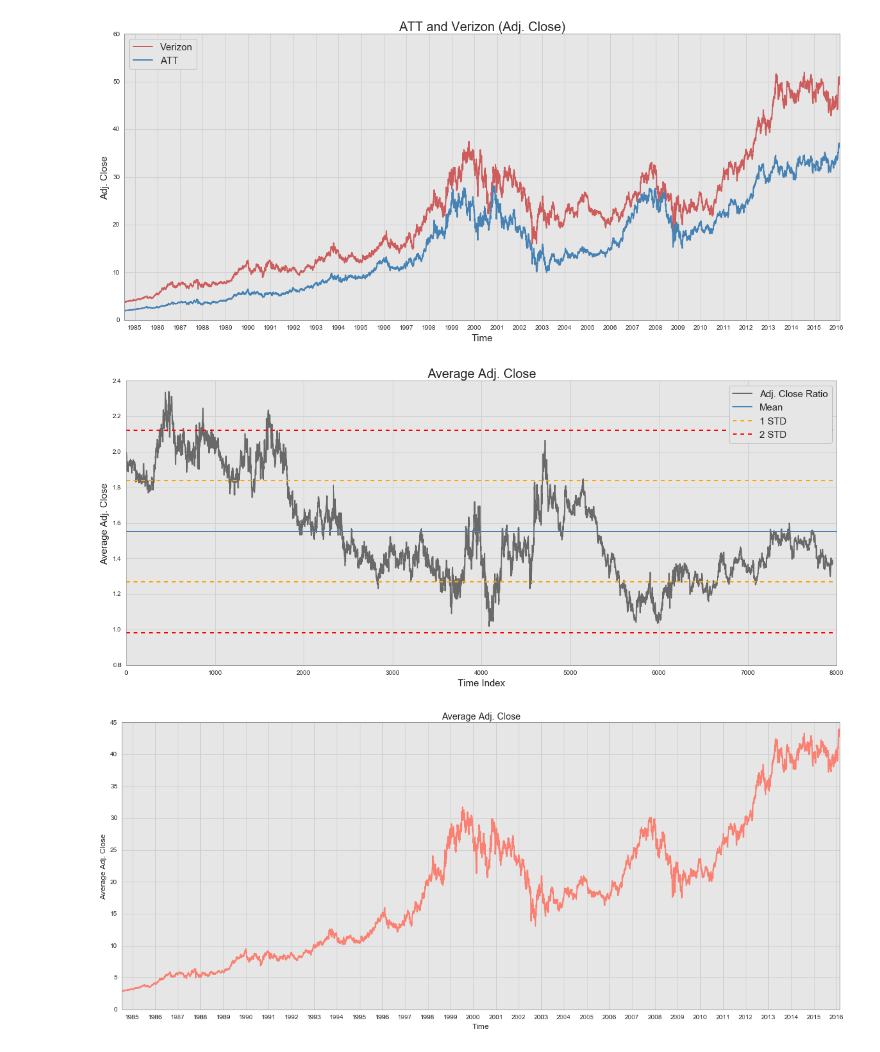
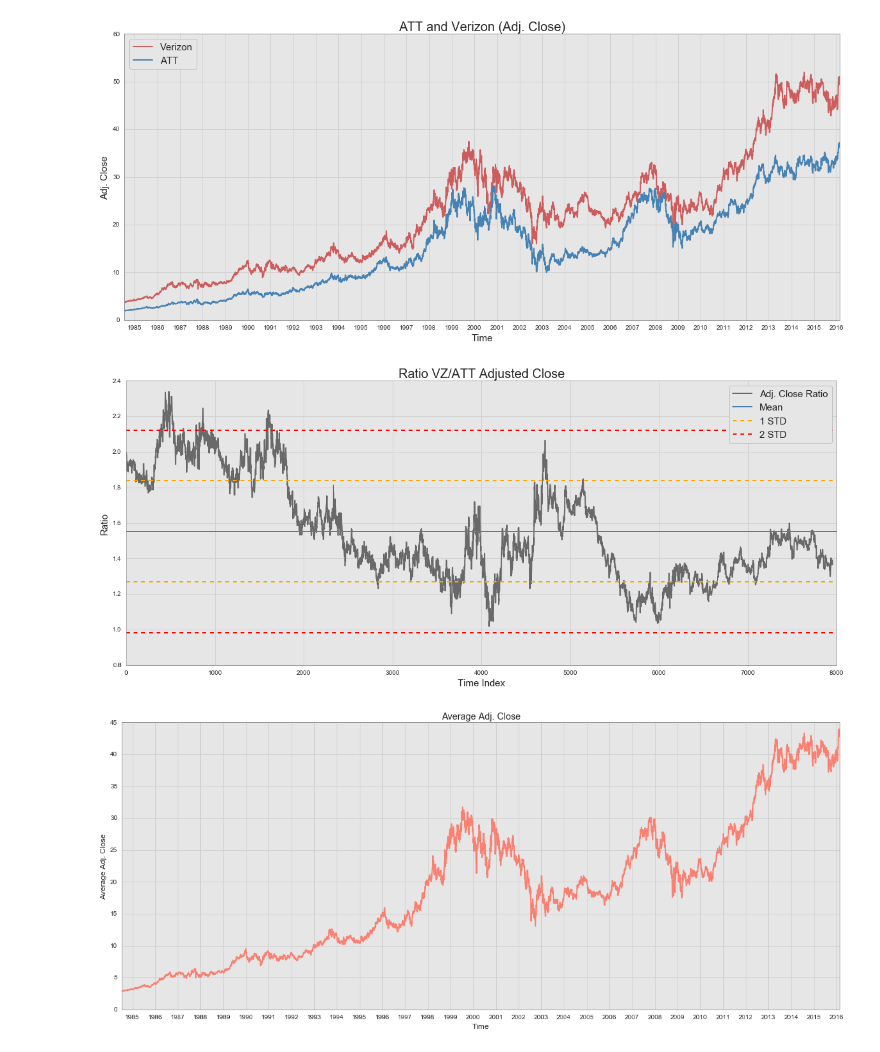
Before and after one commit to bbahmany/quant-finance, a Jupyter notebook: pairs-trading.ipynb, the cells around one changed output. Cells and saved outputs as stored; diff of their text form; code cells hidden in the pictures.

```diff
--- a/pairs-trading.ipynb
+++ b/pairs-trading.ipynb
@@ -15,5 +17,5 @@ import Quandl
 plt.style.use('bmh');
 sns.set_style("whitegrid", {'axes.edgecolor': '.6', 'axes.facecolor': '0.9', 'grid.color': '.82'})
 # %%
-vz = Quandl.get("WIKI/VZ", trim_start="1984-07-19")
-att = Quandl.get("WIKI/T", trim_start="1984-07-19")
+vz = Quandl.get("WIKI/VZ", trim_start="1995-01-01")
+att = Quandl.get("WIKI/T", trim_start="1995-01-01")
@@ -88,22 +76,22 @@ ratio = (vz['Adj. Close'] / att['Adj. Close'])
 # %%
 fig = plt.subplots(figsize=(20,8));
 
-plt.title('Average Adj. Close', fontsize=20);
-plt.ylabel('Average Adj. Close', fontsize=15);
+plt.title('Ratio VZ/ATT Adjusted Close', fontsize=20);
+plt.ylabel('Ratio', fontsize=15);
 plt.xlabel('Time Index', fontsize=15);
 
 plt.plot(np.arange(ratio.size), ratio, 'dimgrey', label='Adj. Close Ratio');
 plt.plot([0, 8000], [ratio.mean(), ratio.mean()], 'steelblue', lw=2, label='Mean');
 
 for color, std in zip(['orange','red'], range(1,3)):
     plt.plot([0, 8000], [ratio.mean()-std*ratio.std(), ratio.mean()-std*ratio.std()],
              '--', lw=2, label=str(std)+' STD', color=color);
     plt.plot([0, 8000], [ratio.mean()+std*ratio.std(), ratio.mean()+std*ratio.std()],
              '--', lw=2, color=color);
 
 plt.legend(loc=1, prop={'size':15}, frameon=True);
 # %% [output]
-[figure, old version]
+[figure, new version]
 # %%
 avg_adj_close = ((vz['Adj. Close'] + att['Adj. Close'])/2)
 # %%
```
Also changed, not shown: parts of 9 cells of this notebook, 1 other file.
